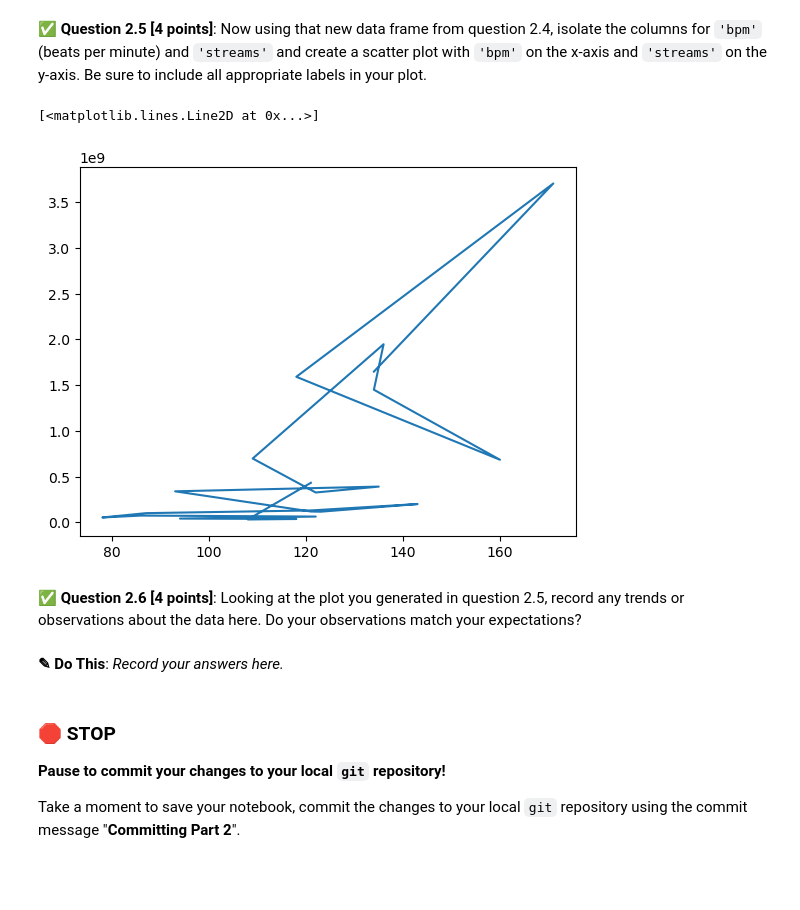
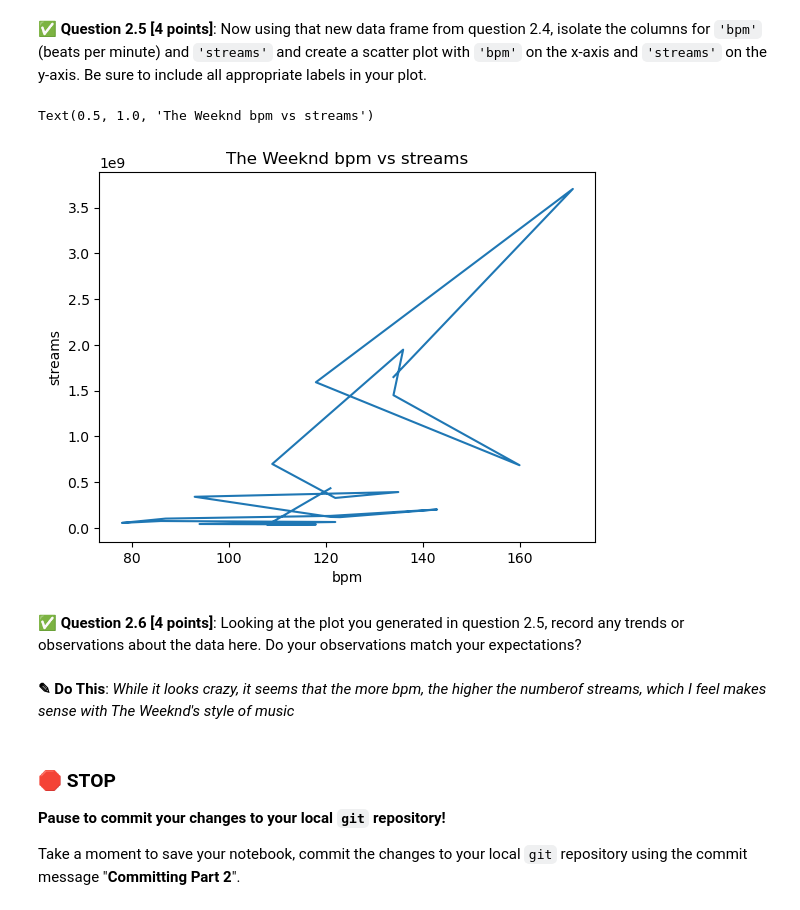
Before and after one commit to milneskylar/CMSE202-f23-turnin, a Jupyter notebook: midterm/CMSE202_Section004_MidtermS24_Student.ipynb, the cells around one changed output. Saved outputs shown, nothing was run; the diff lists cells and outputs as text; code cells hidden in the pictures; blank space fills up the shorter version.

```diff
--- a/midterm/CMSE202_Section004_MidtermS24_Student.ipynb
+++ b/midterm/CMSE202_Section004_MidtermS24_Student.ipynb
@@ -124,18 +124,21 @@ week.head()
 # %%
 # Put your code for question 2.5 here
 
 b = week['bpm']
 s = week['streams']
 import matplotlib.pyplot as plt
 
 plt.plot(b,s)
+plt.xlabel('bpm')
+plt.ylabel('streams')
+plt.title('The Weeknd bpm vs streams')
 # %% [output]
-[<matplotlib.lines.Line2D at 0x...>]
+Text(0.5, 1.0, 'The Weeknd bpm vs streams')
-[figure, old version]
+[figure, new version]
 # %% [markdown]
 &#9989; **Question 2.6 [4 points]**: Looking at the plot you generated in question 2.5, record any trends or observations about the data here. Do your observations match your expectations?
 # %% [markdown]
-**<font size=+3>&#9998;</font> Do This**: *Record your answers here.*
+**<font size=+3>&#9998;</font> Do This**: *While it looks crazy, it seems that the more bpm, the higher the numberof streams, which I feel makes sense with The Weeknd's style of music*
 # %% [markdown]
 ### &#128721; STOP
 **Pause to commit your changes to your local `git` repository!**
```
Also changed, not shown: parts of 2 cells of this notebook.
